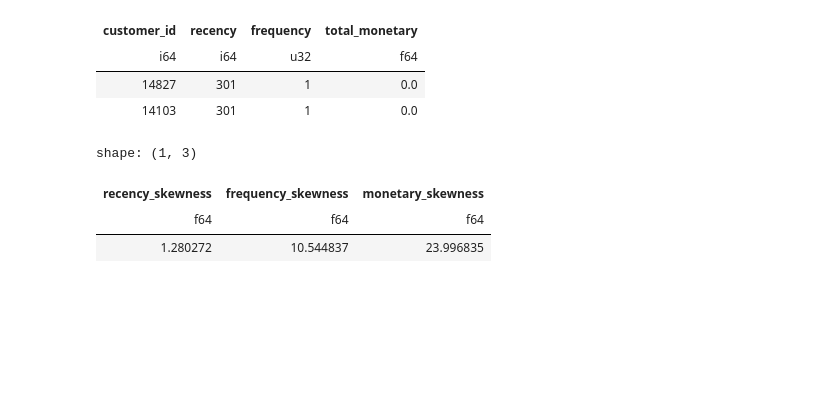
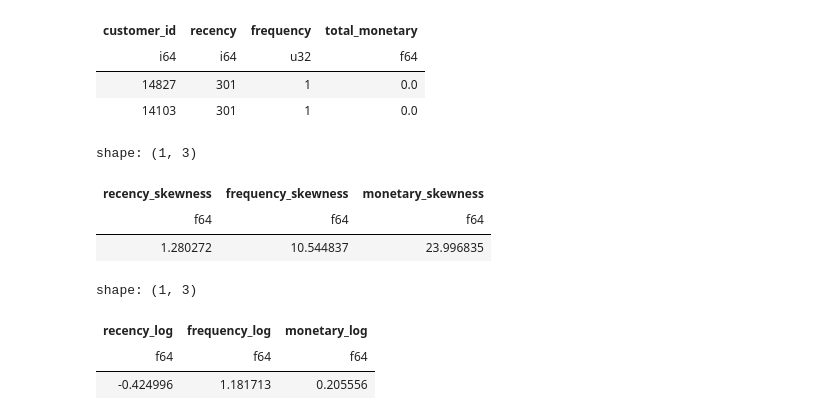
Before and after one commit to khanim-abdullayeva/Customer-Segmentation-and-Recommendation-System, a Jupyter notebook: notebook/02_rfm_analysis.ipynb, the cells around one changed output. Saved outputs shown, nothing was run; the diff lists cells and outputs as text; code cells hidden in the pictures; blank space fills up the shorter version.

```diff
--- a/notebook/02_rfm_analysis.ipynb
+++ b/notebook/02_rfm_analysis.ipynb
@@ -119,3 +119,15 @@ rfm_transformed = rfm.with_columns(
     (pl.col("frequency") + 1).log().alias("frequency_log"),
     (pl.col("total_monetary") + 1).log().alias("monetary_log")
 )
+# %%
+
+rfm_transformed.select(
+    pl.col("recency_log").skew(),
+    pl.col("frequency_log").skew(),
+    pl.col("monetary_log").skew()
+)
+# %% [output]
+shape: (1, 3)
+| recency_log | frequency_log | monetary_log |
+| f64 | f64 | f64 |
+| -0.424996 | 1.181713 | 0.205556 |
```
